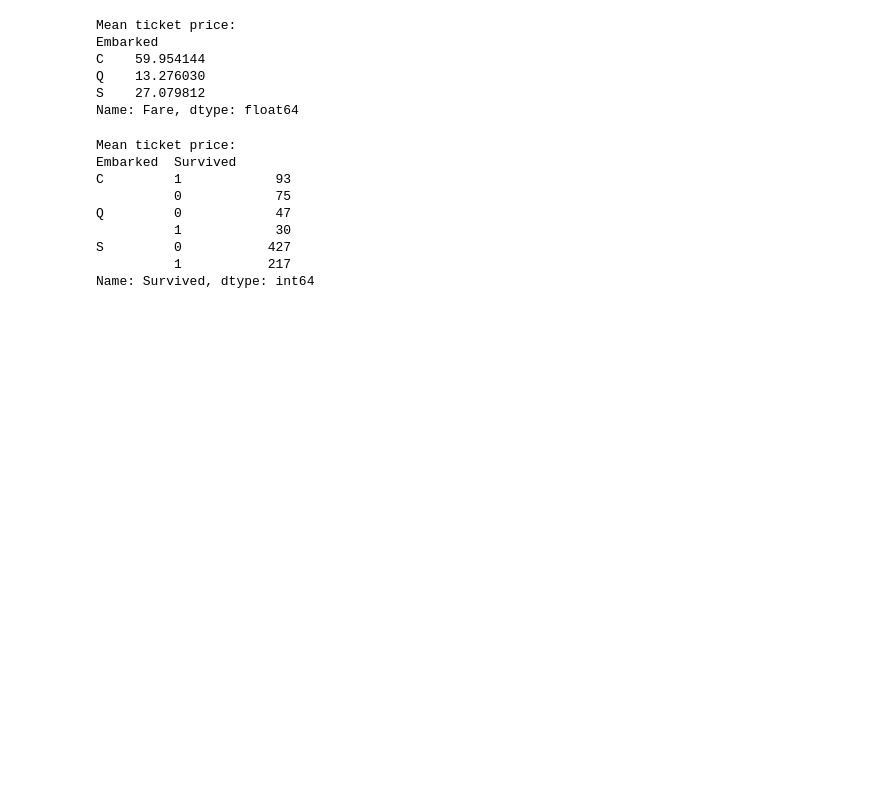
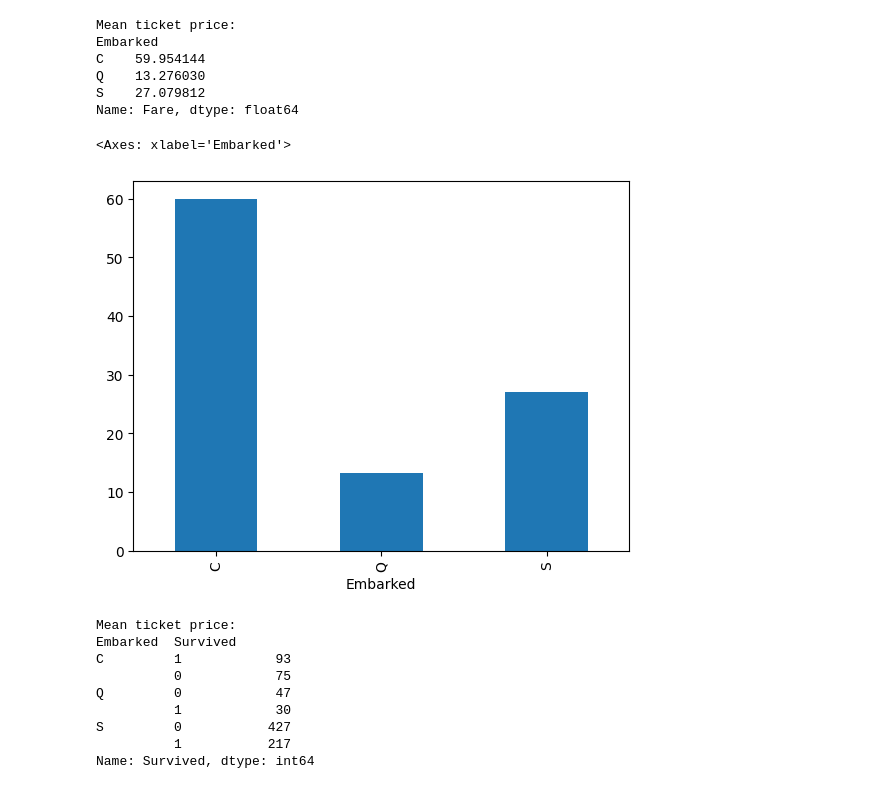
Before and after one commit to KseniaKotova/TMSds, a Jupyter notebook: HW9/titanic.ipynb, the cells around one changed output. Saved outputs shown, nothing was run; the diff lists cells and outputs as text; code cells hidden in the pictures; blank space fills up the shorter version.

```diff
--- a/HW9/titanic.ipynb
+++ b/HW9/titanic.ipynb
@@ -121,4 +125,9 @@ C    59.954144
 Q    13.276030
 S    27.079812
 Name: Fare, dtype: float64
+# %%
+fare_embarked.plot.bar()
+# %% [output]
+<Axes: xlabel='Embarked'>
+[figure, added]
 # %%
```
Also changed, not shown: parts of 14 cells of this notebook, 1 other file.
